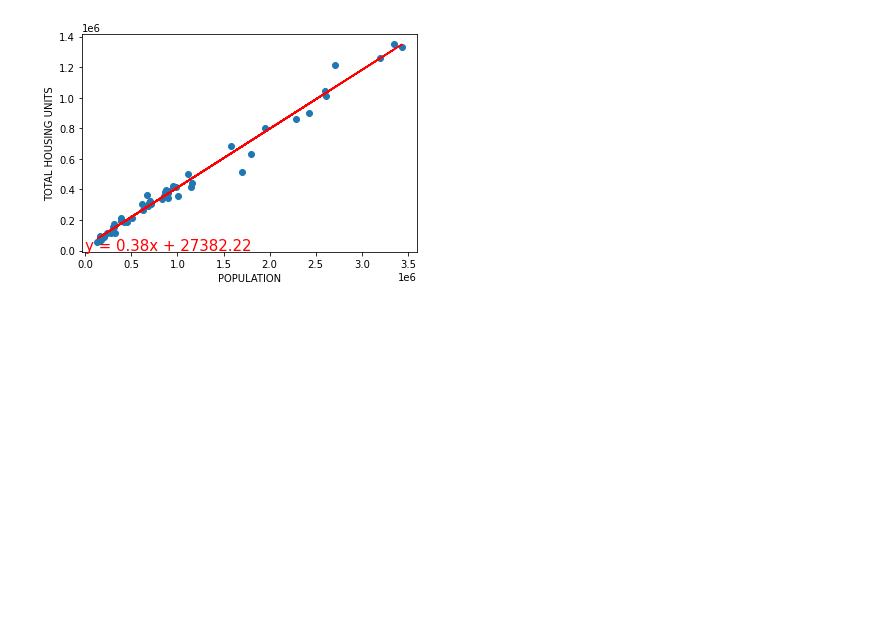
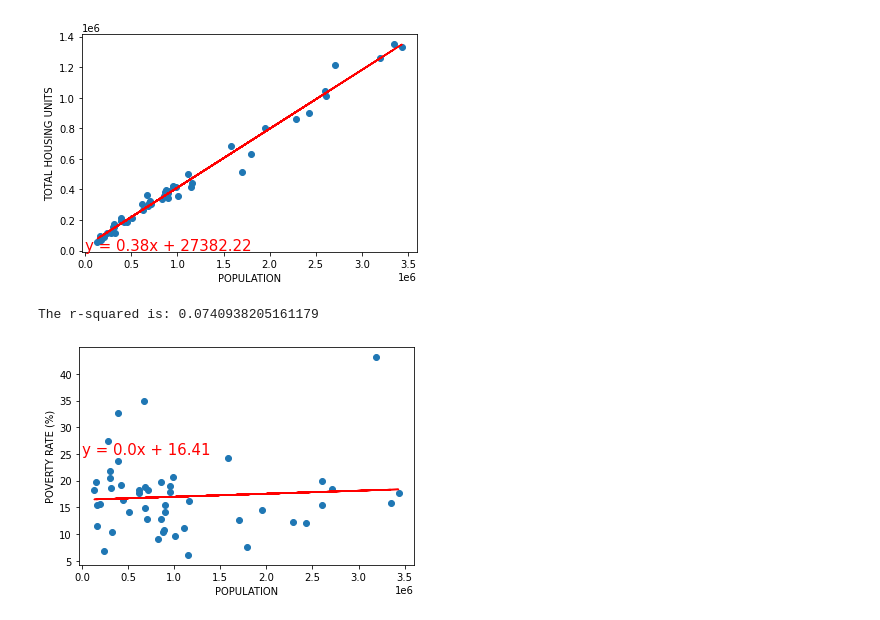
Before and after one commit to ttoffey/Project_One, a Jupyter notebook: Top_airport_cities_and_population_info.ipynb, the cells around one changed output. Cells and saved outputs as stored; diff of their text form; code cells hidden in the pictures; blank space fills up the shorter version.

Commit message:
Finished Linear Regression between Population and Poverty Rate

```diff
--- a/Top_airport_cities_and_population_info.ipynb
+++ b/Top_airport_cities_and_population_info.ipynb
@@ -125,0 +128,8 @@ The r-squared is: 0.9917457236439061
+# %%
+x_label = "POPULATION"
+y_label = "POVERTY RATE (%)"
+label_position = (0,25)
+plotLinearRegression(airport_location_1[x_label],airport_location_1[y_label],x_label,y_label,label_position,7)
+# %% [output]
+The r-squared is: 0.0740938205161179
+[figure, added]
```
Also changed, not shown: parts of 1 cell of this notebook.
